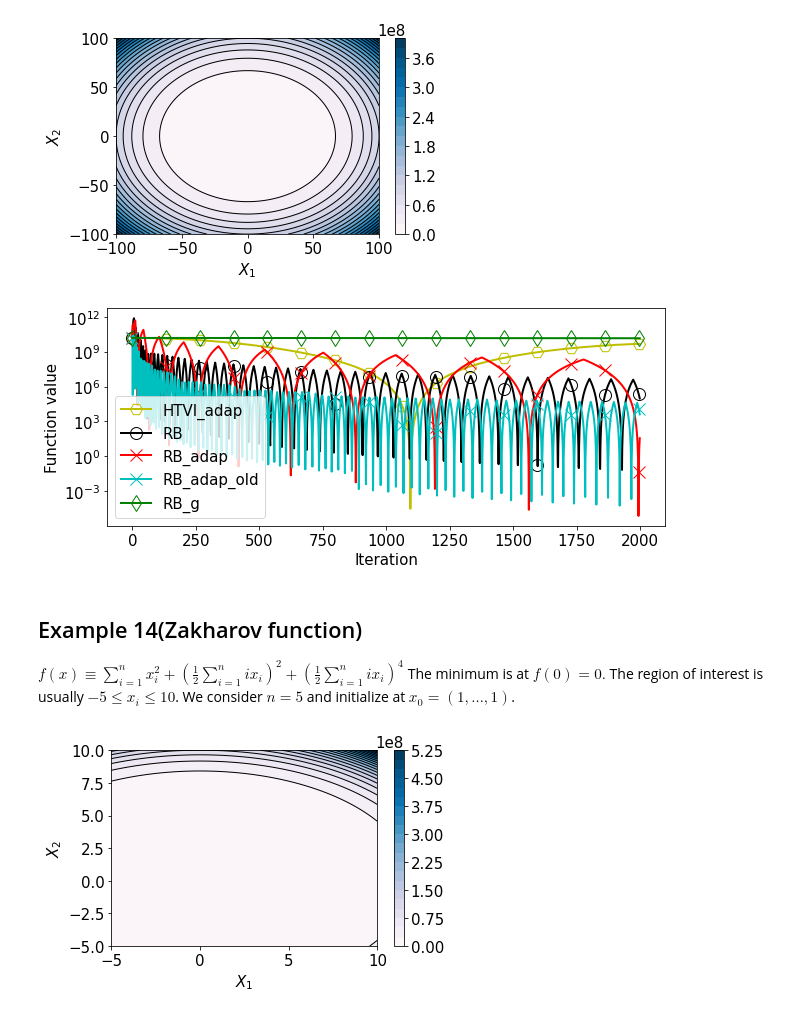
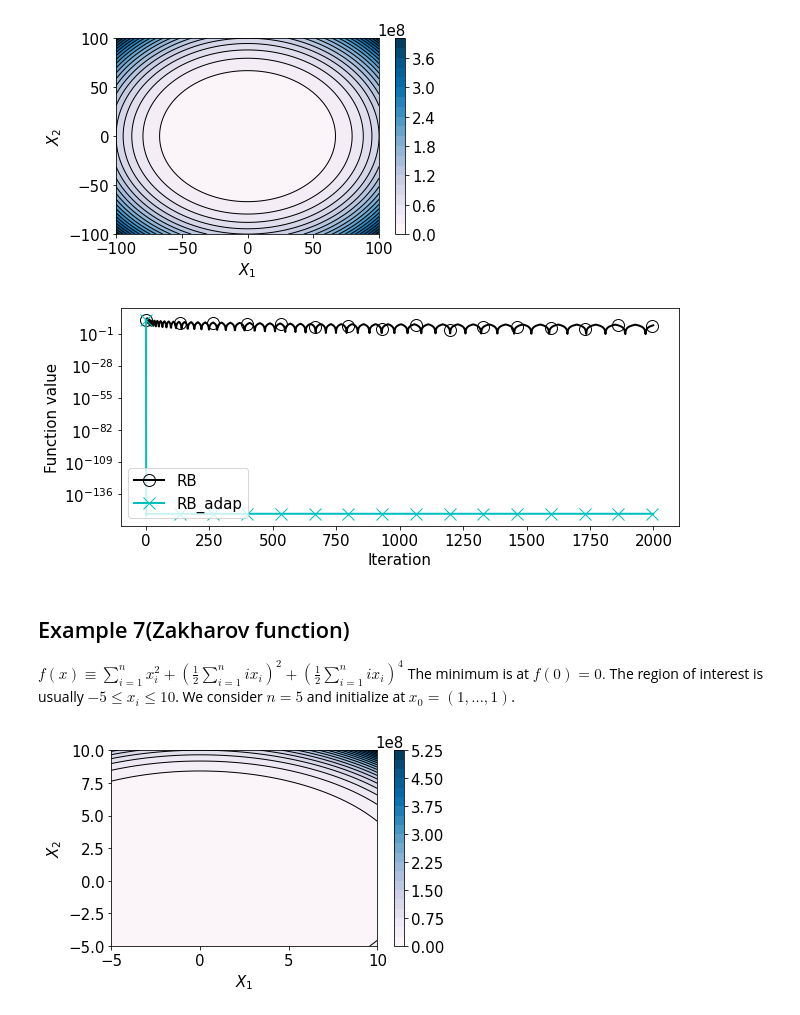
Before and after one commit to mdazatorres/Breg_dynamic_contact_algorithm, a Jupyter notebook: notebook examples/Bregman Examples.ipynb, the cells around one changed output. Drawn from its saved outputs; the diff is of its cells as text; code cells hidden in the pictures.

Commit message:
We selected just the paper example and add a function for the tunning procces

```diff
--- a/notebook examples/Bregman Examples.ipynb
+++ b/notebook examples/Bregman Examples.ipynb
@@ -452,6 +225,6 @@ plot_order('RB_g', color='g', marker='d',params=params, dt=dt_g,steps=steps,ex=e
 $$f(x) \equiv\left(\sum_{i=1}^{n} x_{i}^{2}\right)^{2}.$$ The global minimum is at $f(0)=0 .$ This function is usually considered on the region $-100 \leqslant x_{i} \leqslant 100 .$ We consider $n=50$ dimensions and initialize at $x_{0}=(50, \ldots, 50)$.
 # %%
-ex = exa.Example13()
+ex = exa.Example6()
 plot_contourn(ex, xmin=-100, xmax=100, ymin=-100, ymax=100)
 # %% [output]
 [figure]
@@ -459,11 +232,12 @@ plot_contourn(ex, xmin=-100, xmax=100, ymin=-100, ymax=100)
 # Params
 dt = 1e-2
 c = 2 # order
-C = 1
+C = 2
 steps =2000
 m=0.01
 v=1000
-params=[v, m, c, C]
+mu=0.9
+params=[v, m, c, C,mu]
 # %%
 n=50
 x0 = 50*np.ones(n)
@@ -473,16 +247,16 @@ p0_t = -HBr(ex, x0, p0, x0_t, c)
 init =[x0, x0_t, p0, p0_t]
 # %%
 plt.figure(figsize=(10, 4))
-plot_order('HTVI_adap', color='y', marker='H',params=params, dt=1e-5,steps=steps,ex=ex, init=init)
+#plot_order('HTVI_adap', color='y', marker='H',params=params, dt=dt,steps=steps,ex=ex, init=init)
 #plot_order('Betancourt', color='b', marker='<',params=params, dt=dt,steps=steps,ex=ex, init=init)
 plot_order('RB', color='k', marker='o',params=params, dt=dt,steps=steps,ex=ex, init=init)
-plot_order('RB_adap', color='r', marker='x',params=params, dt=1e-5,steps=steps,ex=ex, init=init)
-plot_order('RB_adap_old', color='c', marker='x',params=params, dt=dt,steps=steps,ex=ex, init=init)
-plot_order('RB_g', color='g', marker='d',params=params, dt=dt_g,steps=steps,ex=ex, init=init)
+plot_order('RB_adap', color='c', marker='x',params=params, dt=dt,steps=steps,ex=ex, init=init)
+#plot_order('CM', color='r', marker='x',params=params, dt=dt,steps=steps,ex=ex, init=init)
+#plot_order('NAG', color='g', marker='x',params=params, dt=dt,steps=steps,ex=ex, init=init)
 # %% [output]
-[figure, old version]
+[figure, new version]
 # %% [markdown]
-## Example 14(Zakharov function)
+## Example 7(Zakharov function)
 $f(x) \equiv \sum_{i=1}^{n} x_{i}^{2}+\left(\frac{1}{2} \sum_{i=1}^{n} i x_{i}\right)^{2}+\left(\frac{1}{2} \sum_{i=1}^{n} i x_{i}\right)^{4}$ The minimum is at $f(0)=0 .$ The region of interest is usually $-5 \leqslant x_{i} \leqslant 10$. We consider $n=5$ and initialize at $x_{0}=(1, \ldots, 1) $.
 # %%
 ex = exa.Example14()
```
Also changed, not shown: parts of 68 cells of this notebook, 4 other files.
